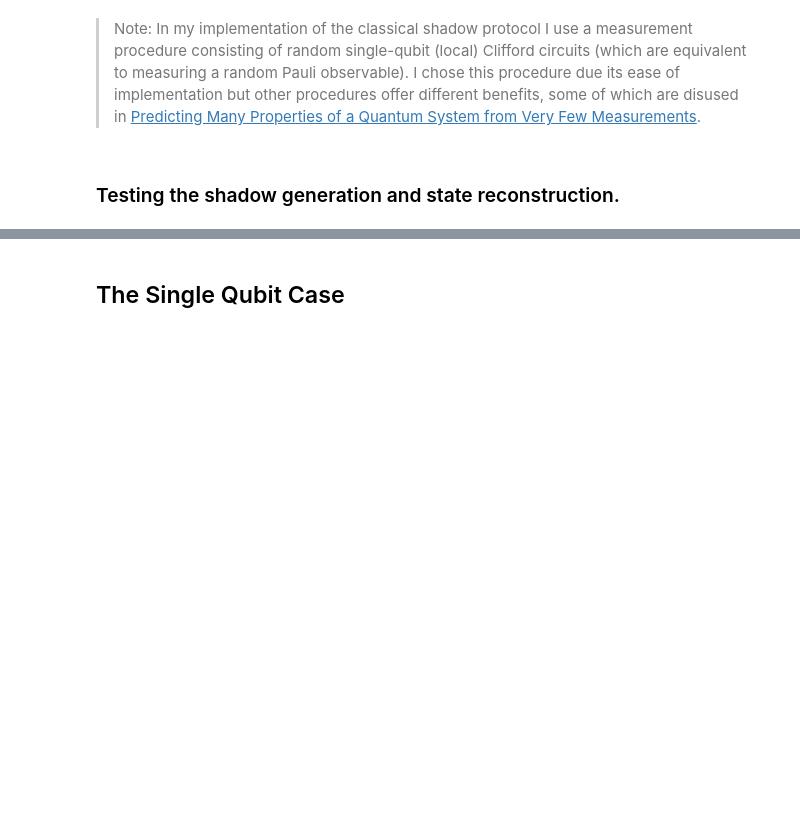
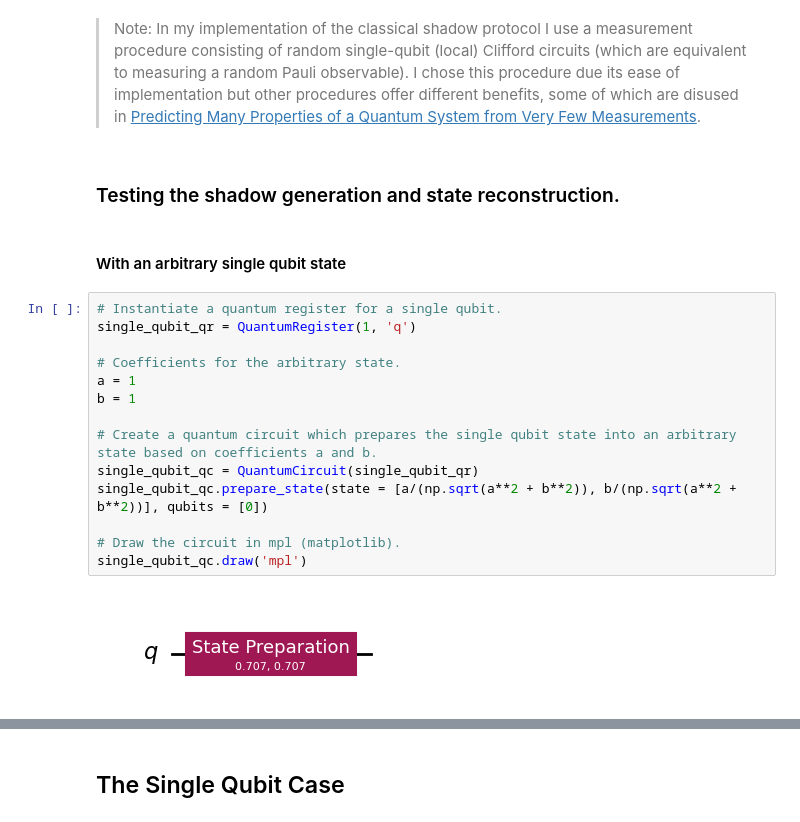
Before and after one commit to ZacharyKokot/Summer-Research-2024, a Jupyter notebook: ShadowTomography.ipynb, the cells around one changed output, grey strips where cells are left out. Cells and saved outputs as stored; diff of their text form; blank space fills up the shorter version.

```diff
--- a/ShadowTomography.ipynb
+++ b/ShadowTomography.ipynb
@@ -327,3 +372,21 @@ def reconstruct_state(shadow):
 > Note: In my implementation of the classical shadow protocol I use a measurement procedure consisting of random single-qubit (local) Clifford circuits (which are equivalent to measuring a random Pauli observable). I chose this procedure due its ease of implementation but other procedures offer different benefits, some of which are disused in [Predicting Many Properties of a Quantum System from Very Few Measurements](#references).
 # %% [markdown]
 ### Testing the shadow generation and state reconstruction.
+# %% [markdown]
+#### With an arbitrary single qubit state
+# %%
+# Instantiate a quantum register for a single qubit.
+single_qubit_qr = QuantumRegister(1, 'q')
+
+# Coefficients for the arbitrary state.
+a = 1
+b = 1
+
+# Create a quantum circuit which prepares the single qubit state into an arbitrary state based on coefficients a and b.
+single_qubit_qc = QuantumCircuit(single_qubit_qr)
+single_qubit_qc.prepare_state(state = [a/(np.sqrt(a**2 + b**2)), b/(np.sqrt(a**2 + b**2))], qubits = [0])
+
+# Draw the circuit in mpl (matplotlib).
+single_qubit_qc.draw('mpl')
+# %% [output]
+[figure, added]
```
Also changed, not shown: parts of 12 cells of this notebook.
